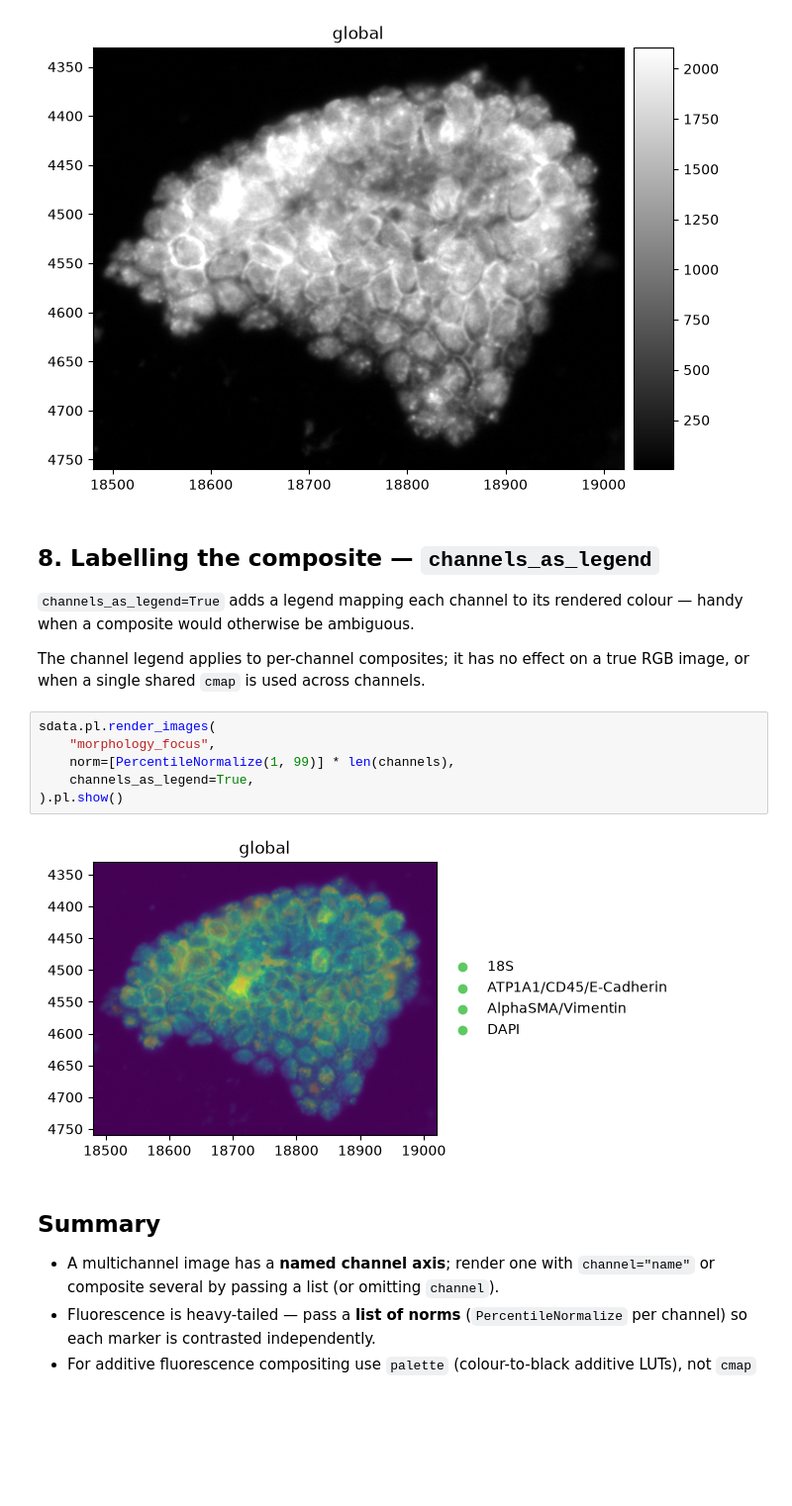
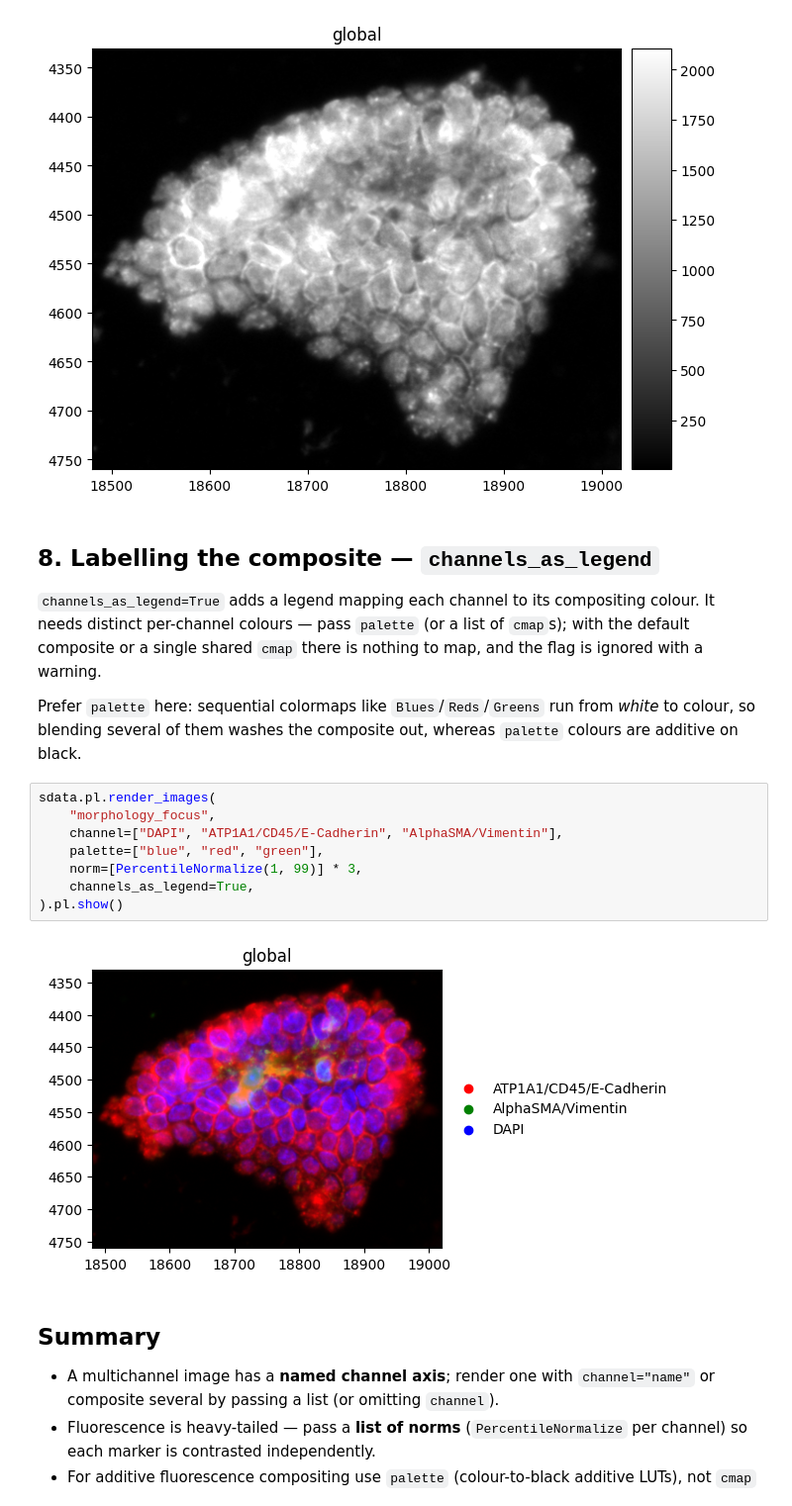
Before and after one commit to scverse/spatialdata-plot-tutorials, a Jupyter notebook: tutorials/multichannel_images.ipynb, the cells around one changed output. Shown at 99% size. Saved outputs shown, nothing was run; the diff lists cells and outputs as text; blank space fills up the shorter version.

```diff
--- a/tutorials/multichannel_images.ipynb
+++ b/tutorials/multichannel_images.ipynb
@@ -147,19 +147,22 @@ sdata.pl.render_images(
 # %% [markdown]
 ## 8. Labelling the composite — `channels_as_legend`
 
-`channels_as_legend=True` adds a legend mapping each channel to its rendered colour — handy when a
-composite would otherwise be ambiguous.
+`channels_as_legend=True` adds a legend mapping each channel to its compositing colour. It needs
+distinct per-channel colours — pass `palette` (or a list of `cmap`s); with the default composite or
+a single shared `cmap` there is nothing to map, and the flag is ignored with a warning.
 
-The channel legend applies to per-channel composites; it has no effect on a true RGB image, or when
-a single shared `cmap` is used across channels.
+Prefer `palette` here: sequential colormaps like `Blues`/`Reds`/`Greens` run from *white* to colour,
+so blending several of them washes the composite out, whereas `palette` colours are additive on black.
 # %%
 sdata.pl.render_images(
     "morphology_focus",
-    norm=[PercentileNormalize(1, 99)] * len(channels),
+    channel=["DAPI", "ATP1A1/CD45/E-Cadherin", "AlphaSMA/Vimentin"],
+    palette=["blue", "red", "green"],
+    norm=[PercentileNormalize(1, 99)] * 3,
     channels_as_legend=True,
 ).pl.show()
 # %% [output]
-[figure, old version]
+[figure, new version]
 # %% [markdown]
 ## Summary
 
```
Also changed, not shown: parts of 4 cells of this notebook, 1 other file.
